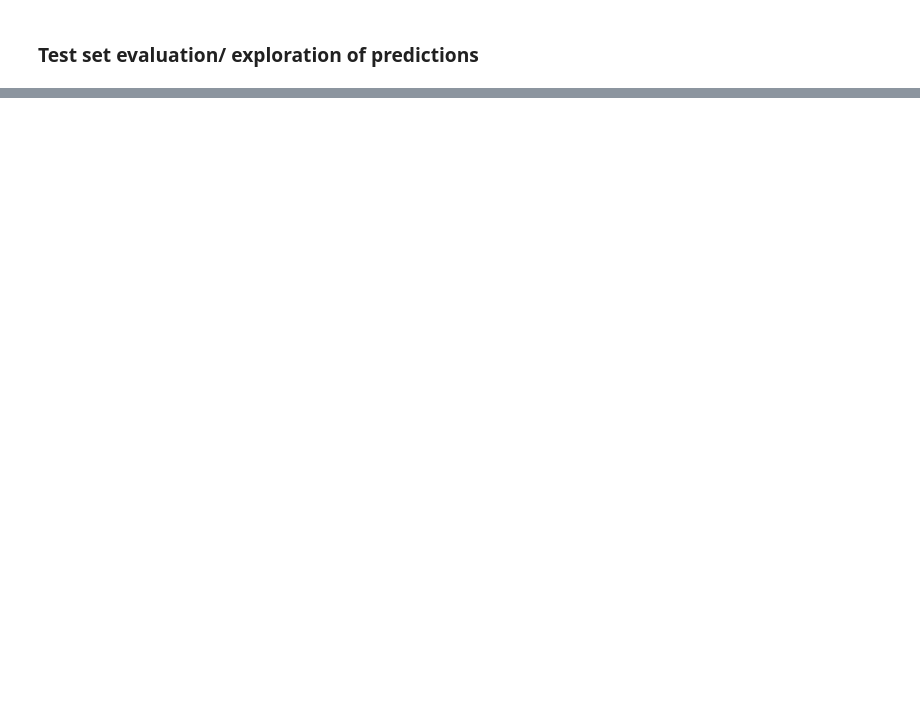
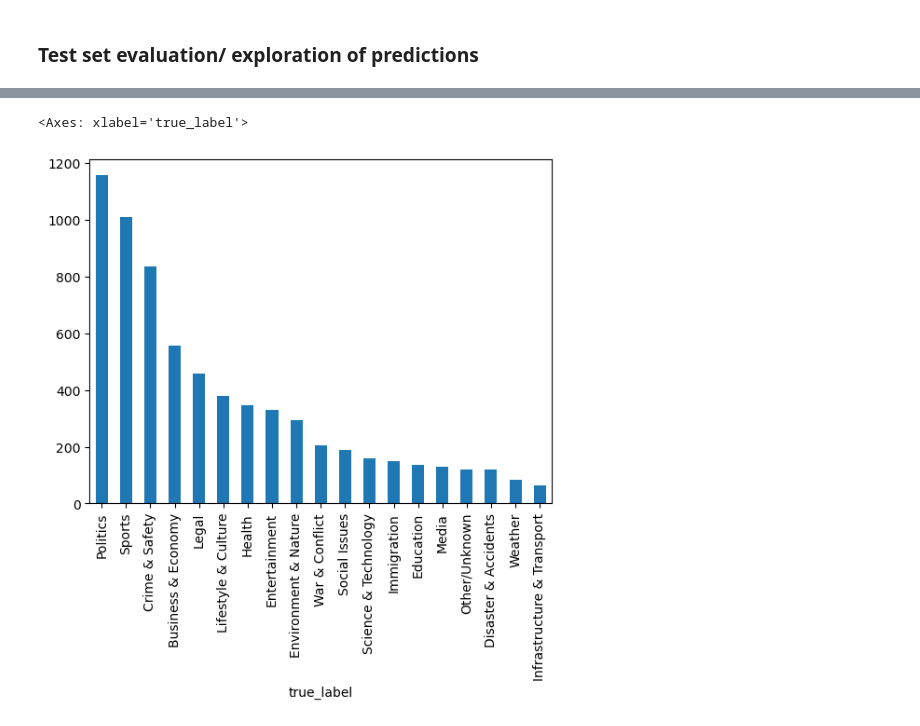
Before and after one commit to Ry-Rousseau/frame-delta, a Jupyter notebook: notebooks/topic_classifier_bert_v2.ipynb, the cells around one changed output, grey strips where cells are left out. Cells and saved outputs as stored; diff of their text form; code cells hidden in the pictures; blank space fills up the shorter version.

```diff
--- a/notebooks/topic_classifier_bert_v2.ipynb
+++ b/notebooks/topic_classifier_bert_v2.ipynb
@@ -653,0 +629,5 @@ True label: Environment & Nature -- Pred label Crime & Safety
+# %%
+df_results['true_label'].value_counts().plot(kind='bar')
+# %% [output]
+<Axes: xlabel='true_label'>
+[figure, added]
```
Also changed, not shown: parts of 15 cells of this notebook, 4 other files.
